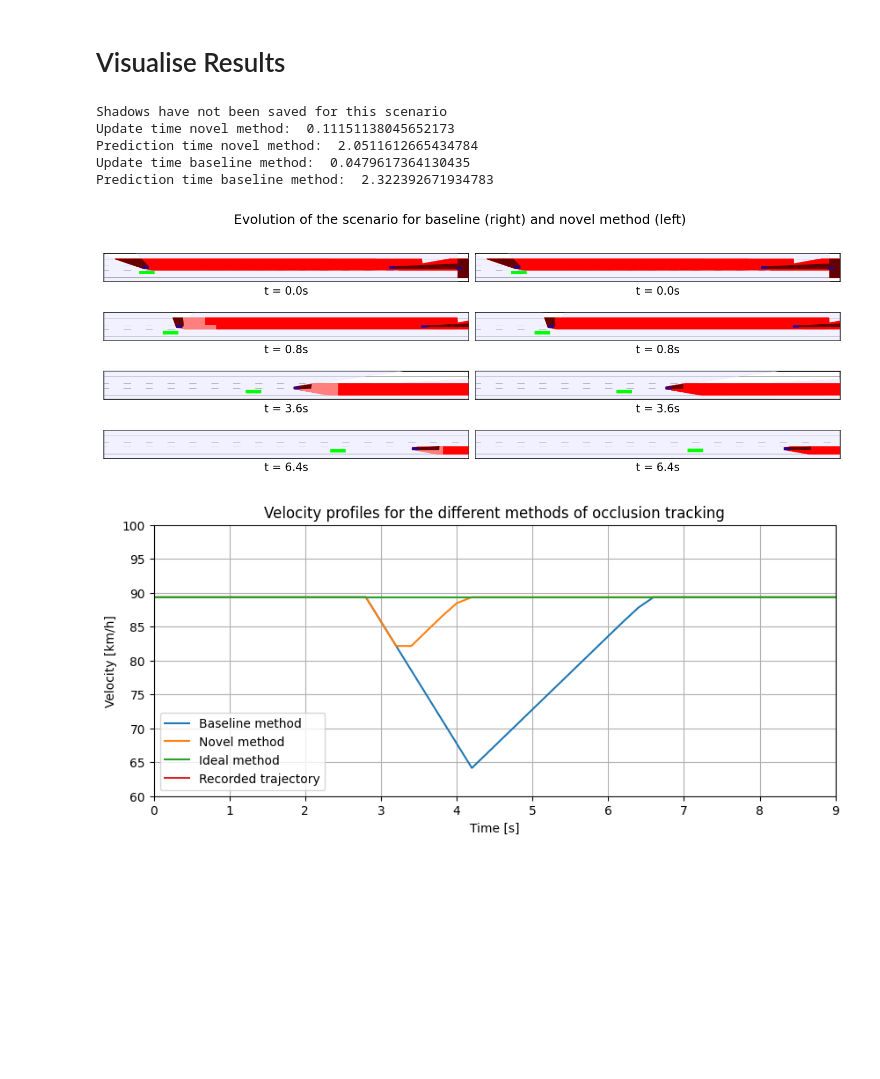
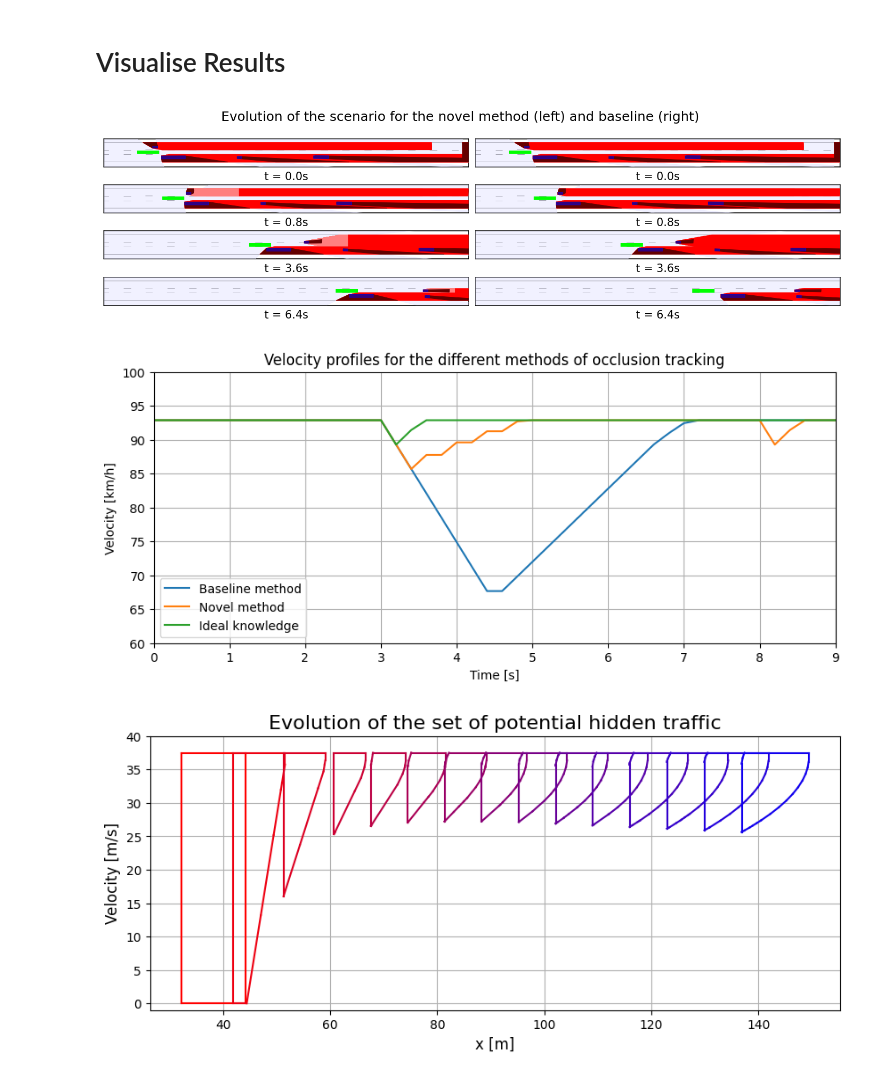
Before and after one commit to haastregt/occlusion_tracking, a Jupyter notebook: single_scenario.ipynb, the cells around one changed output. Drawn from its saved outputs; the diff is of its cells as text; code cells hidden in the pictures; blank space fills up the shorter version.

Commit message:
Single scenario plotting

```diff
--- a/single_scenario.ipynb
+++ b/single_scenario.ipynb
@@ -2,11 +2,13 @@
 from commonroad.common.file_reader import CommonRoadFileReader
 from python_scripts.simulation import step_simulation
 from python_scripts.visualizer import Visualizer
-from python_scripts.utilities import load_results
+from python_scripts.utilities import load_results, merge_config, save_results
 import yaml
 import os
+import numpy as np
 import matplotlib.pyplot as plt
 from matplotlib import animation
+from IPython.display import HTML
 
 def plot_raw_scenario(timestep, scenario, config):
     plt.cla()
@@ -24,7 +26,7 @@ def plot_result_scenario(time_step, ego_vehicle, scenarios, sensor_views):
                   time_begin=time_step)
     plt.axis('scaled')
     plt.xlim(0,300)
-    plt.ylim(-35, -12)
+    plt.ylim(-38, -15)
 # %% [markdown]
 # Visualise raw scenario
 # %%
@@ -51,34 +53,47 @@ HTML(anim.to_html5_video())
 # %% [markdown]
 # Simulate Single scenario
 # %%
-scenario_path = "scenarios/ZAM_trafficjam-16_2_T-1"
+scenario_path = "scenarios/highd_scenarios/ZAM_HighD-51_1_T-1"
 results_folder = "results/"
 
 
 #======================================================#
+with open("scenarios/highd_config.yaml") as file:
+    global_config = yaml.load(file, Loader=yaml.FullLoader)
 with open(scenario_path + ".yaml") as file:
-    config = yaml.load(file, Loader=yaml.FullLoader)
+    scenario_config = yaml.load(file, Loader=yaml.FullLoader)
+config = merge_config(global_config, scenario_config)
 
 scenario1, _ = CommonRoadFileReader(scenario_path + ".xml").open()
 scenario2, _ = CommonRoadFileReader(scenario_path + ".xml").open()
+scenario3, _ = CommonRoadFileReader(scenario_path + ".xml").open()
 
+config['occlusion_params']['save_shadows'] = True
+
+config['occlusion_params']['ideal_tracking_enabled'] = False
+config['occlusion_params']['velocity_tracking_enabled'] = True
+tracked_results = step_simulation(scenario1, config)
+
+config['occlusion_params']['ideal_tracking_enabled'] = False
 config['occlusion_params']['velocity_tracking_enabled'] = False
-config['occlusion_params']['velocity_tracking_enabled'] = False
-results_aware = step_simulation(scenario1, config)
+untracked_results = step_simulation(scenario2, config)
 
 config['occlusion_params']['ideal_tracking_enabled'] = True
 config['occlusion_params']['velocity_tracking_enabled'] = True
-results_unaware = step_simulation(scenario2, config, occlusion_aware = False)
+ideal_results = step_simulation(scenario3, config)
+
+save_path = os.path.join(results_folder, str(scenario1.scenario_id))
+save_results(save_path, ideal_results, tracked_results, untracked_results, scenario1, scenario_config)
 # %% [markdown]
 # Visualise Results
 # %%
-results_file = "results/highd_simulations_pickle_new/ZAM_HighD-7_1_T-1"
+results_file = "results/ZAM_HighD-51_1_T-1"
 create_animations = False
 plot_figures_at_timesteps = [0,4,18,32]
 plot_velocity_profiles = True
 plot_distance = False
 plot_shadows = [0]
-print_computational_times = True
+print_computational_times = False
 
 
 #===========================================================================#
@@ -144,9 +159,9 @@ if plot_figures_at_timesteps:
         ax[i][1].set_xlabel("".join(["t = ", str(t*0.2), "s"]))
         ax[i][1].set_xticks([])
         ax[i][1].set_yticks([])
-    fig.suptitle("Evolution of the scenario for baseline (right) and novel method (left)")
+    fig.suptitle("Evolution of the scenario for the novel method (left) and baseline (right)")
     plt.subplots_adjust(wspace=0.02)
-    plt.gcf().set_size_inches(12, len(plot_figures_at_timesteps)*0.8+0.5)
+    plt.gcf().set_size_inches(12, len(plot_figures_at_timesteps)*0.6+0.5)
 
 if plot_velocity_profiles:
     ego_novel = data["novel_method"]["ego_vehicle"]
@@ -155,7 +170,7 @@ if plot_velocity_profiles:
     ego_recorded = data["recorded_ego_speed"]
 
     plt.figure(figsize=(10, 4))
-    labels = ['Baseline method','Novel method', 'Ideal method', 'Recorded trajectory']
+    labels = ['Baseline method','Novel method', 'Ideal knowledge', 'Recorded trajectory']
     for idx, vehicle in enumerate([ego_baseline, ego_novel, ego_ideal]):
         velocities = [round(vehicle.initial_state.velocity*3.6, 2)]
         time = [round(vehicle.initial_state.time_step/10, 2)]
@@ -163,7 +178,7 @@ if plot_velocity_profiles:
             velocities.append(round(state.velocity*3.6, 2))
             time.append(round(state.time_step/5, 2))
         plt.plot(time, velocities, label=labels[idx])
-    plt.plot(time, ego_recorded[::5], label=labels[-1]) #forgot to downsample recorded vel
+    #plt.plot(time, ego_recorded[::5]*3.6, label=labels[-1]) #forgot to downsample recorded vel
     plt.xlabel('Time [s]')
     plt.ylabel('Velocity [km/h]')
     plt.legend()
@@ -189,39 +204,35 @@ if plot_distance:
 
     plt.figure(figsize=(10,4))
     labels = ['Baseline method','Novel method', 'Ideal knowledge']
 
     plt.plot(time, dists_baseline, label=labels[0])
     plt.plot(time, dists_novel, label=labels[1])
     plt.plot(time, dists_ideal, label=labels[2])
     plt.legend()
     plt.grid()
     plt.ylim(0, 100)
     plt.xlim(0,9)
 
     plt.xlabel('Time [s]')
     plt.ylabel('Distance Headway [m]')
 
 if plot_shadows:
-    simulation_length = data["simulation_length"]
+    plotting_length = int(data["simulation_length"]/3)
     shadows_novel = data["novel_method"]["shadows"]
     try:
         shadows_novel[0]
     except:
         print("Shadows have not been saved for this scenario")
     else:
         for shadow in plot_shadows:
-            Visualizer().plot_3D_shadows(shadows_novel[shadow],simulation_length,np.arange(0, simulation_length))
+            Visualizer().plot_3D_shadows(shadows_novel[shadow],plotting_length,np.arange(0, plotting_length))
 
 if print_computational_times:
     print("Update time novel method: ", data["novel_method"]["computational_time"]["update_step"])
     print("Prediction time novel method: ", data["novel_method"]["computational_time"]["prediction_step"])
     print("Update time baseline method: ", data["baseline_method"]["computational_time"]["update_step"])
     print("Prediction time baseline method: ", data["baseline_method"]["computational_time"]["prediction_step"])
 # %% [output]
-Shadows have not been saved for this scenario
-Update time novel method:  0.11151138045652173
-Prediction time novel method:  2.0511612665434784
-Update time baseline method:  0.0479617364130435
-Prediction time baseline method:  2.322392671934783
-[figure, old version]
+[figure, new version]
-[figure, old version]
+[figure, new version]
+[figure, added]
```
Also changed, not shown: 1 other file.
